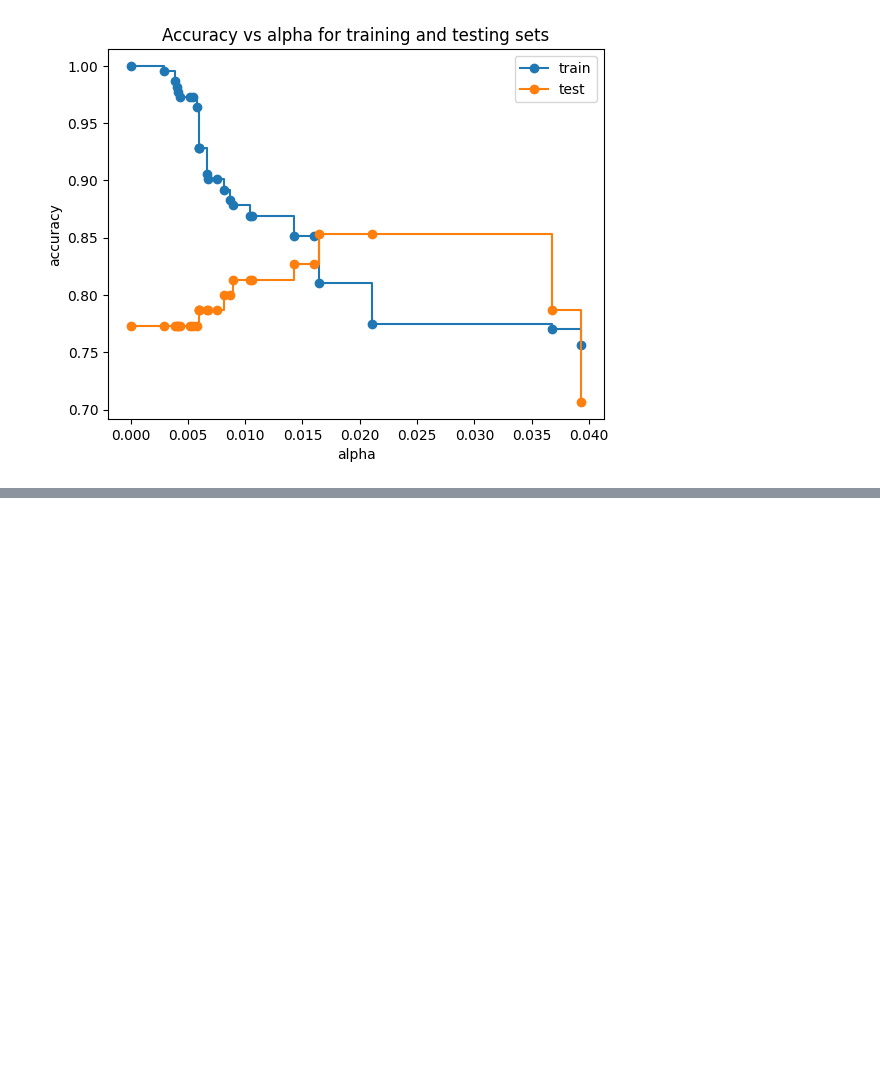
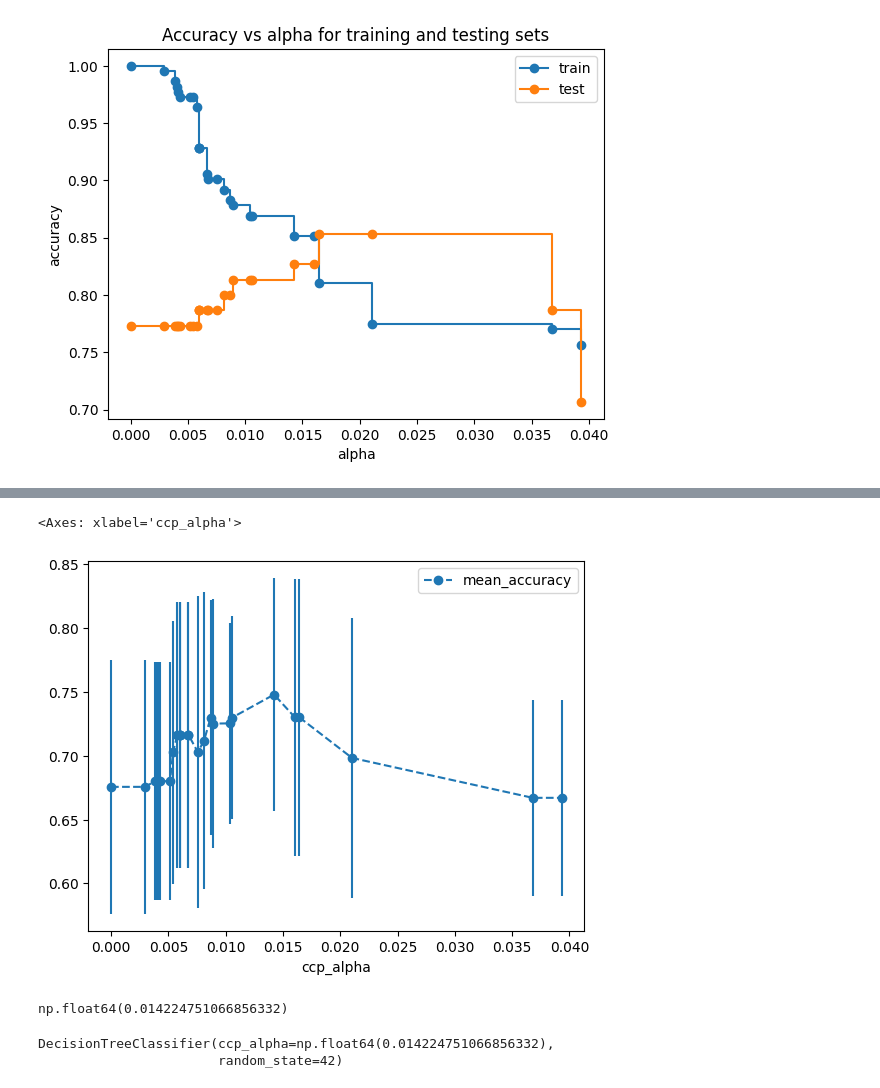
Before and after one commit to Tesserxt/jupyter_venv, a Jupyter notebook: MachineLearning/DecisionTree.ipynb, the cells around one changed output, grey strips where cells are left out. Saved outputs shown, nothing was run; the diff lists cells and outputs as text; code cells hidden in the pictures; blank space fills up the shorter version.

```diff
--- a/MachineLearning/DecisionTree.ipynb
+++ b/MachineLearning/DecisionTree.ipynb
@@ -120,0 +138,29 @@ plt.show()
+# %%
+import numpy as np
+
+
+alpha_loop_values = []
+
+for ccp_alpha in ccp_alphas:
+    clf_dt = DecisionTreeClassifier(random_state=0, ccp_alpha=ccp_alpha)
+    scores = cross_val_score(clf_dt, X_train, y_train, cv=5)
+    #print(scores)
+    alpha_loop_values.append([ccp_alpha, np.mean(scores), np.std(scores)])
+
+alpha_results = pd.DataFrame(alpha_loop_values, columns=['ccp_alpha', 'mean_accuracy', 'std'])
+
+alpha_results.plot(x='ccp_alpha', y='mean_accuracy', yerr='std', marker='o', linestyle='--')
+# %% [output]
+<Axes: xlabel='ccp_alpha'>
+[figure, added]
+# %%
+ideal_ccp_alpha = alpha_results.query('ccp_alpha > 0.013 & ccp_alpha < 0.016')['ccp_alpha'].iloc[0]
+ideal_ccp_alpha
+# %% [output]
+np.float64(0.014224751066856332)
+# %%
+clf_dt_pruned = DecisionTreeClassifier(random_state=42, ccp_alpha=ideal_ccp_alpha)
+clf_dt_pruned.fit(X_train, y_train)
+# %% [output]
+DecisionTreeClassifier(ccp_alpha=np.float64(0.014224751066856332),
+                       random_state=42)
```
Also changed, not shown: parts of 6 cells of this notebook.
